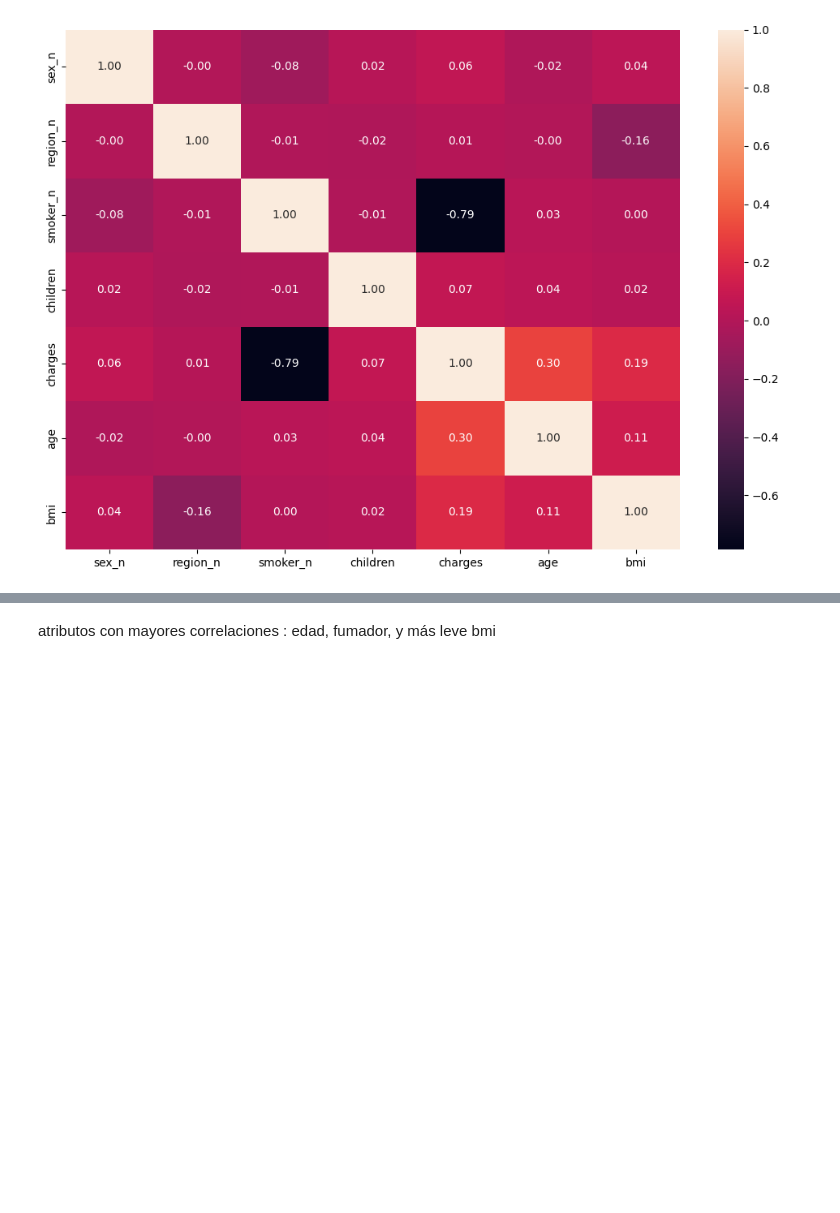
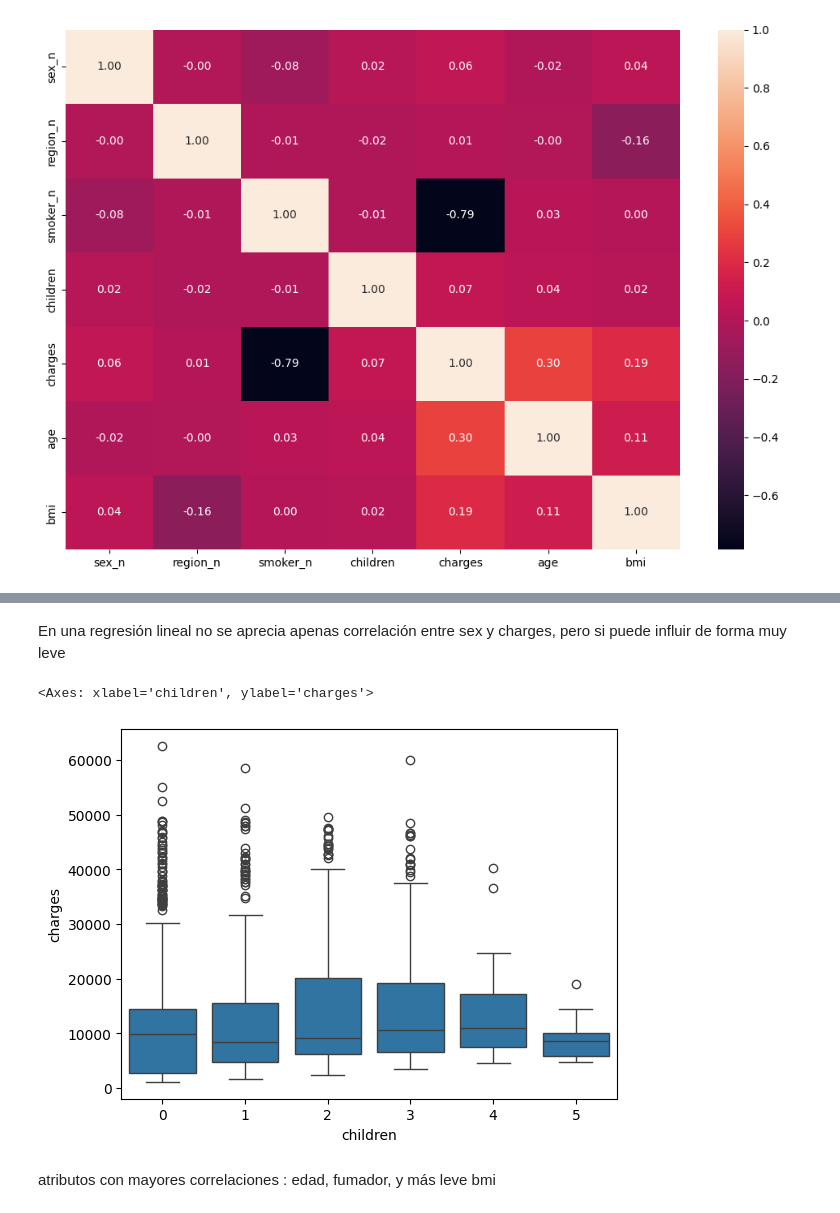
Before and after one commit to 4GeeksAcademy/Finarosalina_Regresion_lineal_EDA_insurance, a Jupyter notebook: src/explore.ipynb, the cells around one changed output, grey strips where cells are left out. Drawn from its saved outputs; the diff is of its cells as text; code cells hidden in the pictures; blank space fills up the shorter version.

```diff
--- a/src/explore.ipynb
+++ b/src/explore.ipynb
@@ -222,2 +231,9 @@ plt.show()
+# %% [markdown]
+En una regresión lineal no se aprecia apenas correlación entre sex y charges, pero si puede influir de forma muy leve
+# %%
+sns.boxplot(data=ds, x="children", y="charges")
+# %% [output]
+<Axes: xlabel='children', ylabel='charges'>
+[figure, added]
 # %% [markdown]
 atributos con mayores correlaciones : edad, fumador, y más leve bmi
```
Also changed, not shown: parts of 27 cells of this notebook, 2 other files.
